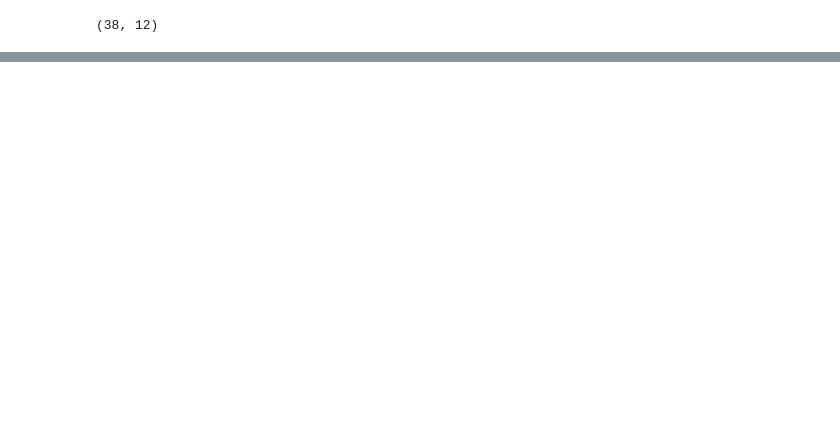
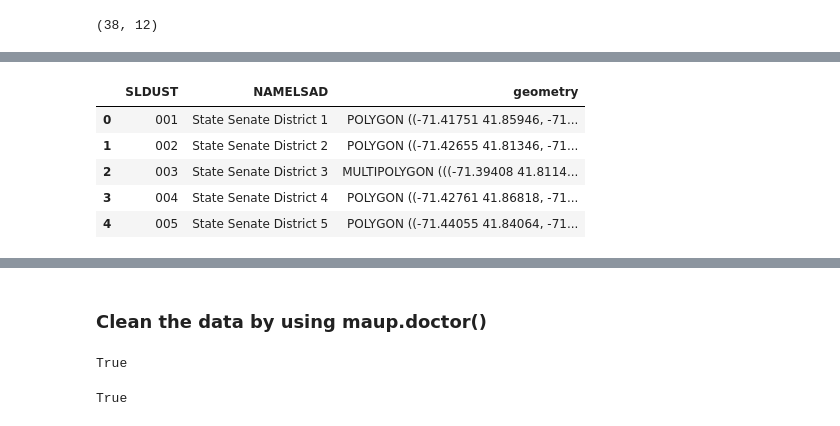
Before and after one commit to TianqiMin8/CS464FinalProject, a Jupyter notebook: Final Project.ipynb, the cells around one changed output, grey strips where cells are left out. Saved outputs shown, nothing was run; the diff lists cells and outputs as text; code cells hidden in the pictures; blank space fills up the shorter version.

```diff
--- a/Final Project.ipynb
+++ b/Final Project.ipynb
@@ -186 +182,13 @@ print(election_df.head())
+# %%
+# Only keep necessary districting data
+senate_columns_keep = ['SLDUST','NAMELSAD','geometry']
+final_senate_df = sen_df[senate_columns_keep]
+final_senate_df.head()
+# %% [output]
+|  | SLDUST | NAMELSAD | geometry |
+| 0 | 001 | State Senate District 1 | POLYGON ((-71.41751 41.85946, -71... |
+| 1 | 002 | State Senate District 2 | POLYGON ((-71.42655 41.81346, -71... |
+| 2 | 003 | State Senate District 3 | MULTIPOLYGON (((-71.39408 41.8114... |
+| 3 | 004 | State Senate District 4 | POLYGON ((-71.42761 41.86818, -71... |
+| 4 | 005 | State Senate District 5 | POLYGON ((-71.44055 41.84064, -71... |
 # %%
@@ -203,3 +219,5 @@ election_df.head()
 | 2 | 005 | 44005ZZZZZZ | Voting Districts Not Defined | 0 | 0 | 0 | 0 | POLYGON ((-71.50944 41.30773, -71... |
 | 3 | 005 | 44005441501 | JAMESTOWN 1 | 1547 | 651 | 1621 | 564 | POLYGON ((-71.38543 41.55424, -71... |
 | 4 | 005 | 44005441502 | JAMESTOWN 2 | 1261 | 562 | 1344 | 464 | POLYGON ((-71.4219 41.449, -71.41... |
+# %% [markdown]
+### Clean the data by using maup.doctor()
@@ -205,0 +232,8 @@ election_df.head()
+# %%
+maup.doctor(final_population_df)
+# %% [output]
+True
+# %%
+maup.doctor(final_vap_df)
+# %% [output]
+True
```
Also changed, not shown: parts of 23 cells of this notebook.
